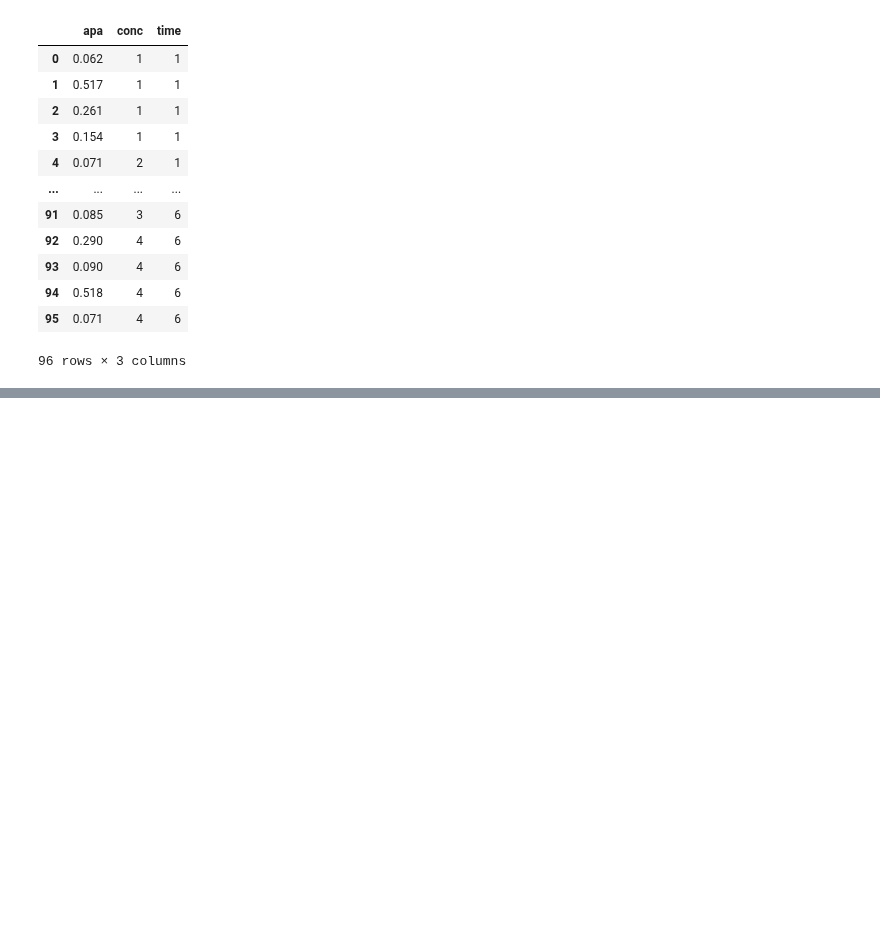
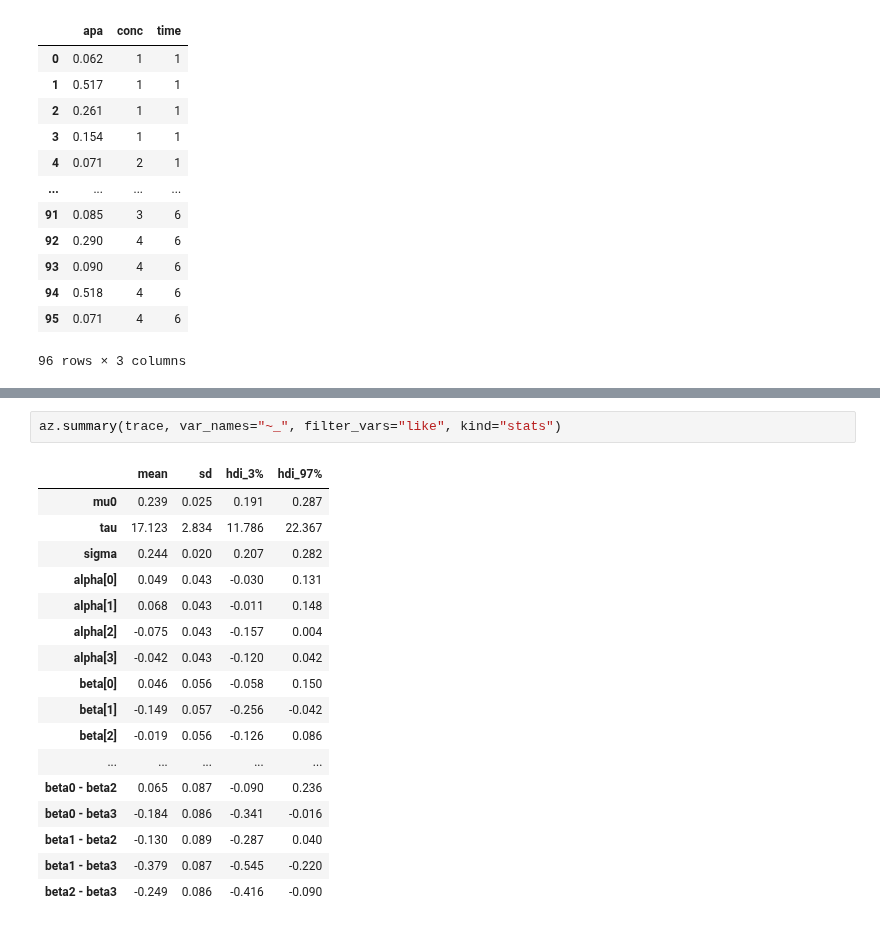
Before and after one commit to areding/6420-pymc, a Jupyter notebook: _sources/unit7/lr-simvastatin.ipynb, the cells around one changed output, grey strips where cells are left out. Cells and saved outputs as stored; diff of their text form; blank space fills up the shorter version.

```diff
--- a/_sources/unit7/lr-simvastatin.ipynb
+++ b/_sources/unit7/lr-simvastatin.ipynb
@@ -52,0 +169,20 @@ with pm.Model() as m:
+# %%
+az.summary(trace, var_names="~_", filter_vars="like", kind="stats")
+# %% [output]
+|  | mean | sd | hdi_3% | hdi_97% |
+| mu0 | 0.239 | 0.025 | 0.191 | 0.287 |
+| tau | 17.123 | 2.834 | 11.786 | 22.367 |
+| sigma | 0.244 | 0.020 | 0.207 | 0.282 |
+| alpha[0] | 0.049 | 0.043 | -0.030 | 0.131 |
+| alpha[1] | 0.068 | 0.043 | -0.011 | 0.148 |
+| alpha[2] | -0.075 | 0.043 | -0.157 | 0.004 |
+| alpha[3] | -0.042 | 0.043 | -0.120 | 0.042 |
+| beta[0] | 0.046 | 0.056 | -0.058 | 0.150 |
+| beta[1] | -0.149 | 0.057 | -0.256 | -0.042 |
+| beta[2] | -0.019 | 0.056 | -0.126 | 0.086 |
+| ... | ... | ... | ... | ... |
+| beta0 - beta2 | 0.065 | 0.087 | -0.090 | 0.236 |
+| beta0 - beta3 | -0.184 | 0.086 | -0.341 | -0.016 |
+| beta1 - beta2 | -0.130 | 0.089 | -0.287 | 0.040 |
+| beta1 - beta3 | -0.379 | 0.087 | -0.545 | -0.220 |
+| beta2 - beta3 | -0.249 | 0.086 | -0.416 | -0.090 |
```
Also changed, not shown: parts of 22 cells of this notebook, 9 other files.
